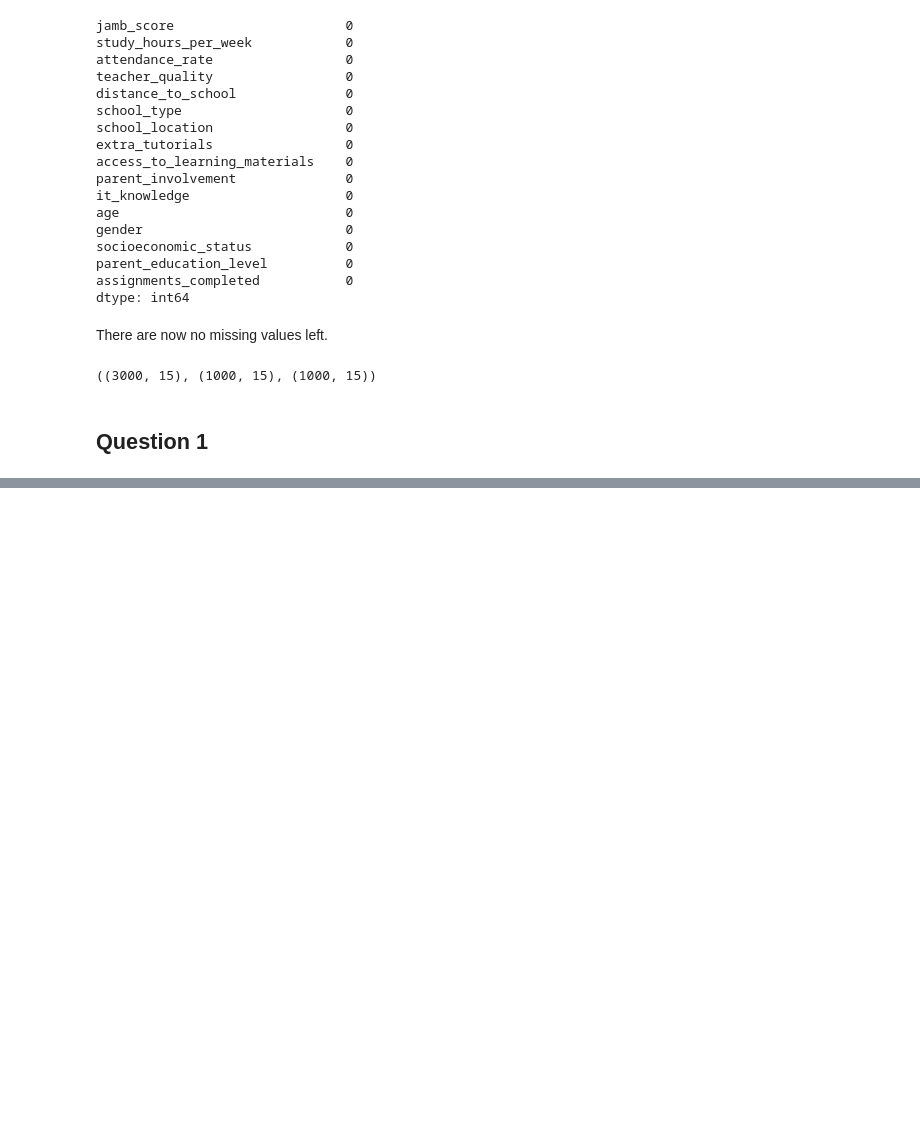
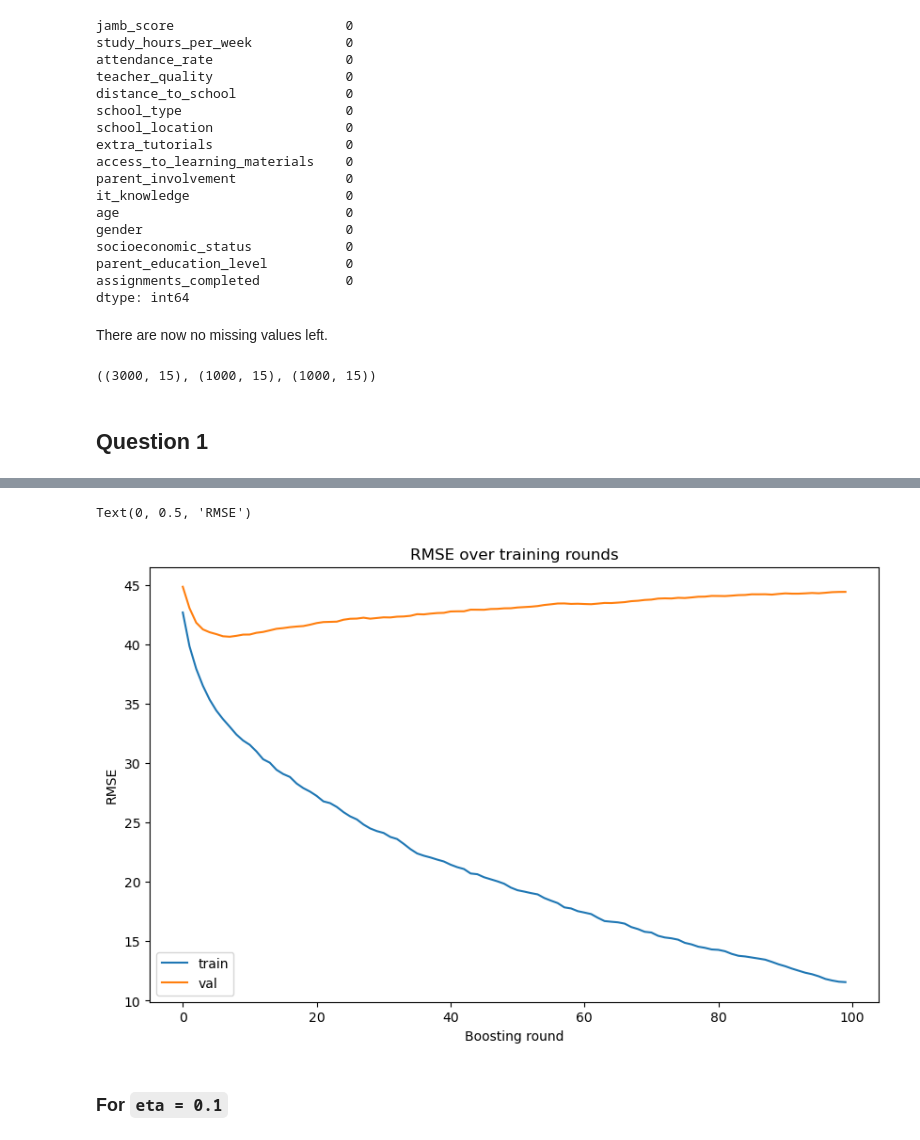
Before and after one commit to fabianjkrueger/ml-zoomcamp, a Jupyter notebook: homework/06-trees/06-trees.ipynb, the cells around one changed output, grey strips where cells are left out. Saved outputs shown, nothing was run; the diff lists cells and outputs as text; code cells hidden in the pictures; blank space fills up the shorter version.

```diff
--- a/homework/06-trees/06-trees.ipynb
+++ b/homework/06-trees/06-trees.ipynb
@@ -165,0 +427,9 @@ X_test = dv.transform(test_dicts)
+# %%
+# convert to DataFrame
+results_df_03 = pd.DataFrame({
+    'train': evals_result['train']['rmse'],
+    'val': evals_result['val']['rmse']
+})
+
+# display the data frame
+results_df_03
@@ -165,0 +450,10 @@ X_test = dv.transform(test_dicts)
+# %%
+# plot the results
+results_df_03.plot(title='RMSE over training rounds', figsize=(10, 6))
+plt.xlabel('Boosting round')
+plt.ylabel('RMSE')
+# %% [output]
+Text(0, 0.5, 'RMSE')
+[figure, added]
+# %% [markdown]
+### For `eta = 0.1`
```
Also changed, not shown: parts of 35 cells of this notebook.
